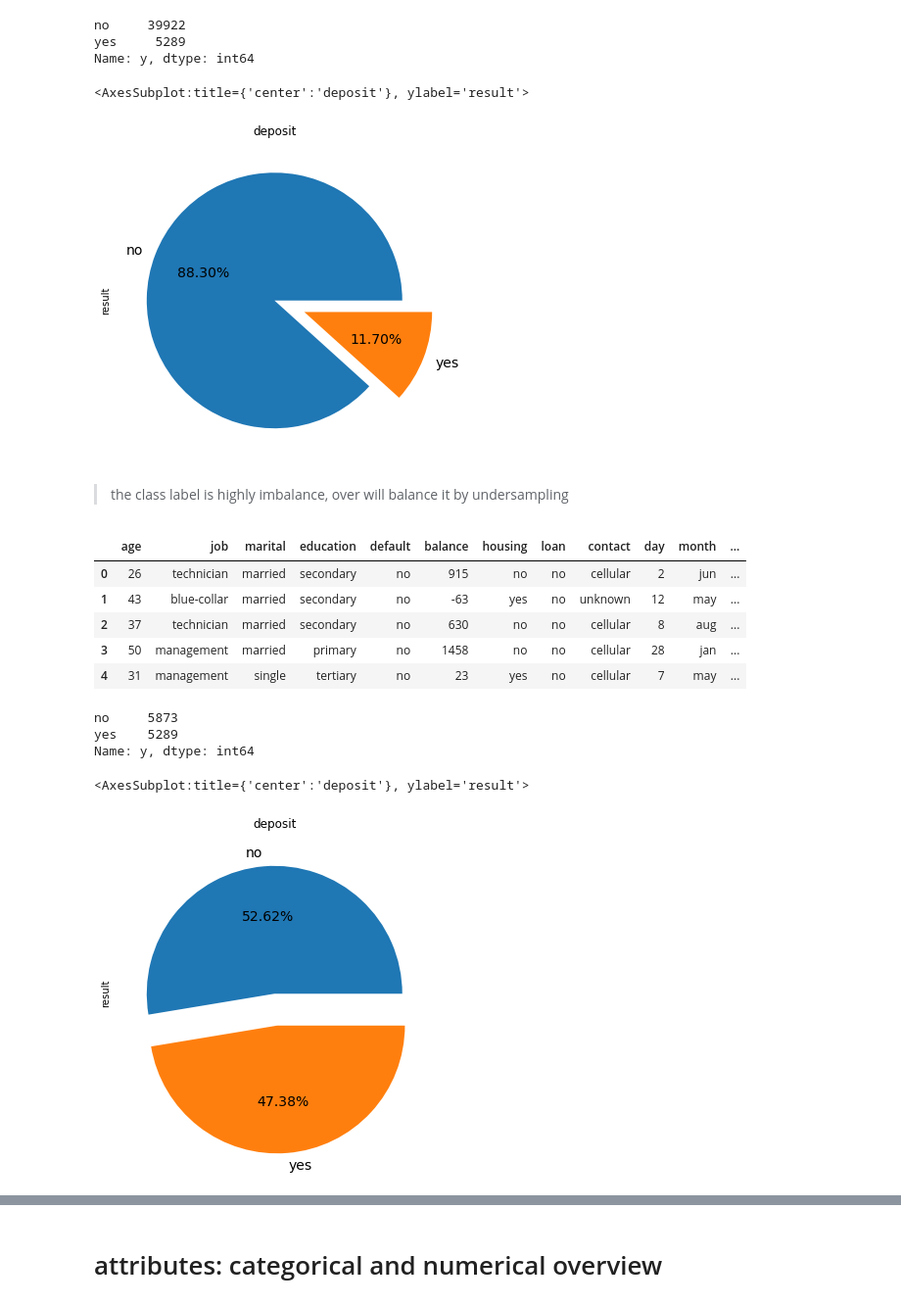
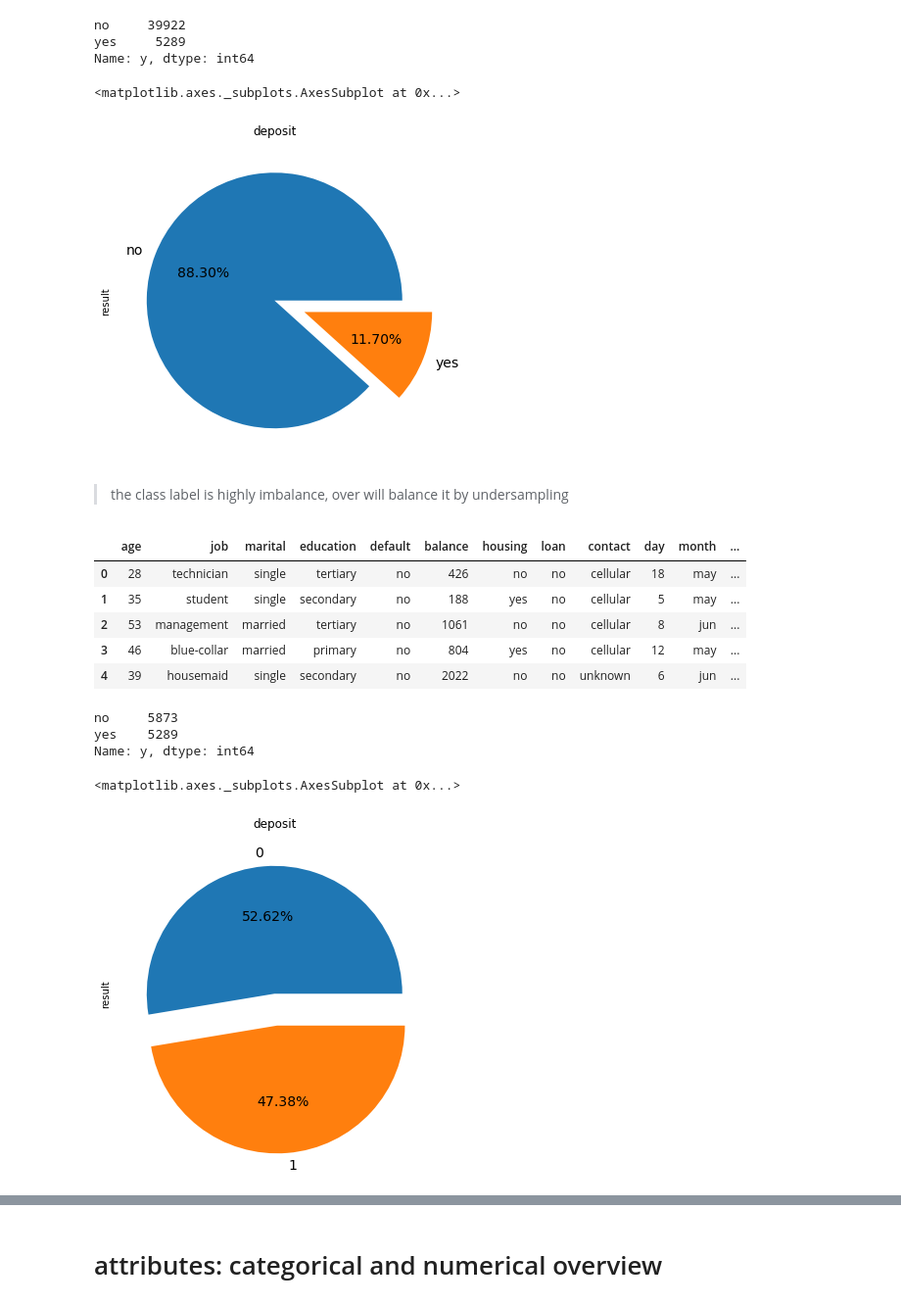
Before and after one commit to duongDSAI64/ML-miniproject, a Jupyter notebook: project.ipynb, the cells around one changed output, grey strips where cells are left out. Shown at 98% size. Cells and saved outputs as stored; diff of their text form; code cells hidden in the pictures.

```diff
--- a/project.ipynb
+++ b/project.ipynb
@@ -6,7 +6,7 @@ import pandas as pd
 import matplotlib.pyplot as plt
 import seaborn as sns
 
-bank_full_df = pd.read_csv(r"C:\Users\chau\PycharmProjects\newproject\bank-full.csv", encoding = "Latin-1")
+bank_full_df = pd.read_csv(r"C:\Users\nguye\git\ML project\Original\ML-miniproject\bank-full.csv", encoding = "Latin-1")
 bank_full_df
 # %% [output]
 |  | age | job | marital | education | default | balance | housing | loan | contact | day | month | ... |
@@ -30,9 +30,9 @@ yes     5289
 Name: y, dtype: int64
 # %%
 data = bank_full_df.y.value_counts()
-data.plot.pie(figsize=(10,6), ylabel = 'result', fontsize = 14, autopct='%1.2f%%', title = 'deposit', explode=[0,0.25])
+data.plot.pie(figsize=(10,6), label = 'result', fontsize = 14, autopct='%1.2f%%', title = 'deposit', explode=[0,0.25])
 # %% [output]
-<AxesSubplot:title={'center':'deposit'}, ylabel='result'>
+<matplotlib.axes._subplots.AxesSubplot at 0x...>
 [figure]
 # %% [markdown]
 >the class label is highly imbalance, over will balance it by undersampling
@@ -46,11 +46,11 @@ new_df = shuffle(pd.concat([bank_yes, bank_no])).reset_index(drop = 1)
 new_df.head()
 # %% [output]
 |  | age | job | marital | education | default | balance | housing | loan | contact | day | month | ... |
-| 0 | 26 | technician | married | secondary | no | 915 | no | no | cellular | 2 | jun | ... |
-| 1 | 43 | blue-collar | married | secondary | no | -63 | yes | no | unknown | 12 | may | ... |
-| 2 | 37 | technician | married | secondary | no | 630 | no | no | cellular | 8 | aug | ... |
-| 3 | 50 | management | married | primary | no | 1458 | no | no | cellular | 28 | jan | ... |
-| 4 | 31 | management | single | tertiary | no | 23 | yes | no | cellular | 7 | may | ... |
+| 0 | 28 | technician | single | tertiary | no | 426 | no | no | cellular | 18 | may | ... |
+| 1 | 35 | student | single | secondary | no | 188 | yes | no | cellular | 5 | may | ... |
+| 2 | 53 | management | married | tertiary | no | 1061 | no | no | cellular | 8 | jun | ... |
+| 3 | 46 | blue-collar | married | primary | no | 804 | yes | no | cellular | 12 | may | ... |
+| 4 | 39 | housemaid | single | secondary | no | 2022 | no | no | unknown | 6 | jun | ... |
 # %%
 new_df.y.value_counts()
 # %% [output]
@@ -59,10 +59,10 @@ yes    5289
 Name: y, dtype: int64
 # %%
 data = new_df.y.value_counts()
-data.plot.pie(figsize=(10,6), ylabel = 'result', fontsize = 14, autopct='%1.2f%%', title = 'deposit', explode=[0,0.25])
+data.plot.pie(figsize=(10,6), label = 'result', fontsize = 14, autopct='%1.2f%%', title = 'deposit', explode=[0,0.25])
 # %% [output]
-<AxesSubplot:title={'center':'deposit'}, ylabel='result'>
+<matplotlib.axes._subplots.AxesSubplot at 0x...>
-[figure, old version]
+[figure, new version]
 # %%
 new_df.info()
 # %% [output]
```
Also changed, not shown: parts of 19 cells of this notebook, 4 other files.
